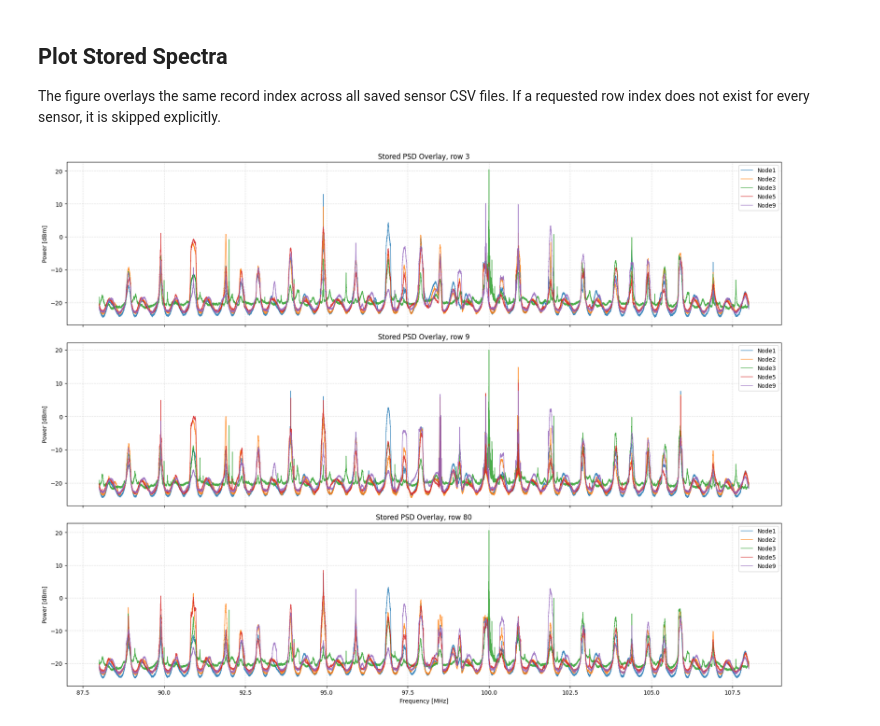
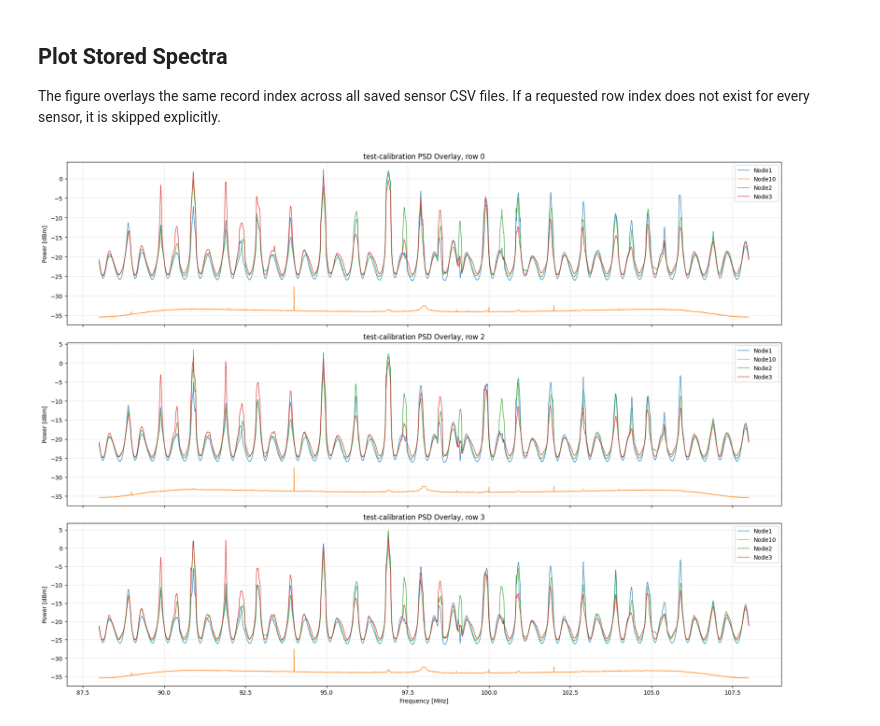
Before and after one commit to AlmondSund/MeasurementCalibration, a Jupyter notebook: notebooks/example_client.ipynb, the cells around one changed output. Saved outputs shown, nothing was run; the diff lists cells and outputs as text; code cells hidden in the pictures.

```diff
--- a/notebooks/example_client.ipynb
+++ b/notebooks/example_client.ipynb
@@ -75,9 +90,15 @@ pd.options.display.max_colwidth = 120
 
 Choose one campaign label from `client.DEFAULT_CAMPAIGN_IDS` and one or more sensor labels from `client.DEFAULT_SENSOR_MAC_BY_LABEL`.
 # %%
-campaign_label = "FM original"
+campaign_label = "test-calibration"
 campaign_id = client.DEFAULT_CAMPAIGN_IDS[campaign_label]
-sensor_mac_by_label = client.DEFAULT_SENSOR_MAC_BY_LABEL
+
+# Campaign 205 is currently available for Nodes 1, 2, 3, and 10.
+sensor_labels = ("Node1", "Node2", "Node3", "Node10")
+sensor_mac_by_label = {
+    sensor_label: client.DEFAULT_SENSOR_MAC_BY_LABEL[sensor_label]
+    for sensor_label in sensor_labels
+}
 output_root = REPO_ROOT / client.DEFAULT_DATA_DOWNLOAD_DIR
 
 # The deployed API currently requires verify_tls=False in this environment.
@@ -151,13 +170,24 @@ display(
 The client loader parses the JSON-encoded `pxx` column into `numpy` arrays so plotting stays simple.
 # %%
 frames_by_sensor = client.load_measurement_frames(stored_paths)
+available_frames_by_sensor: dict[str, pd.DataFrame] = {}
+empty_sensor_rows: list[dict[str, str]] = []
 summary_rows: list[dict[str, object]] = []
 
+# Some campaigns may only contain a subset of the configured sensors.
+# Keep the analysis explicit by reporting empty downloads instead of failing.
 for sensor_label, frame in frames_by_sensor.items():
     if frame.empty:
-        raise ValueError(f"Downloaded CSV for {sensor_label} is empty")
+        empty_sensor_rows.append(
+            {
+                "sensor_label": sensor_label,
+                "status": "No rows returned for this campaign",
+            }
+        )
+        continue
 
     first_row = frame.iloc[0]
+    available_frames_by_sensor[sensor_label] = frame
     summary_rows.append(
         {
             "sensor_label": sensor_label,
@@ -169,7 +199,16 @@ for sensor_label, frame in frames_by_sensor.items():
         }
     )
 
+if not available_frames_by_sensor:
+    raise ValueError(
+        "The selected campaign returned no rows for the configured sensors"
+    )
+
+frames_by_sensor = available_frames_by_sensor
 summary_frame = pd.DataFrame(summary_rows).sort_values("sensor_label")
 display(summary_frame)
+
+if empty_sensor_rows:
+    display(pd.DataFrame(empty_sensor_rows).sort_values("sensor_label"))
 # %% [output]
 |  | sensor_label | records | frequency_start_mhz | frequency_end_mhz | n_bins | first_timestamp_ms |
@@ -184,38 +271,41 @@ display(summary_frame)
 The figure overlays the same record index across all saved sensor CSV files. If a requested row index does not exist for every sensor, it is skipped explicitly.
 # %%
 min_records = min(len(frame) for frame in frames_by_sensor.values())
-row_indices = validate_row_indices(min_records, (3, 9, 80))
+row_indices = validate_row_indices(
+    min_records,
+    select_representative_row_indices(min_records),
+)
 
 fig, axes = plt.subplots(
     nrows=len(row_indices),
     ncols=1,
     figsize=(18, 4.5 * len(row_indices)),
     sharex=True,
 )
 if len(row_indices) == 1:
     axes = [axes]
 
 for ax, row_index in zip(axes, row_indices):
     for sensor_label, frame in sorted(frames_by_sensor.items()):
         row = frame.iloc[row_index]
         pxx_db = np.asarray(row["pxx"], dtype=np.float64)
 
         # Each stored row carries its own band edges, so build the plotting
         # axis from the persisted metadata instead of assuming a fixed band.
         frequency_mhz = build_frequency_axis_mhz(
             start_freq_hz=float(row["start_freq_hz"]),
             end_freq_hz=float(row["end_freq_hz"]),
             n_bins=pxx_db.size,
         )
         ax.plot(frequency_mhz, pxx_db, label=sensor_label, linewidth=1.0, alpha=0.85)
 
-    ax.set_title(f"Stored PSD Overlay, row {row_index}")
+    ax.set_title(f"{campaign_label} PSD Overlay, row {row_index}")
     ax.set_ylabel("Power [dBm]")
     ax.grid(True, linestyle="--", alpha=0.4)
     ax.legend(loc="best")
 
 axes[-1].set_xlabel("Frequency [MHz]")
 plt.tight_layout()
 plt.show()
 # %% [output]
-[figure, old version]
+[figure, new version]
```
Also changed, not shown: parts of 6 cells of this notebook, 8 other files.
